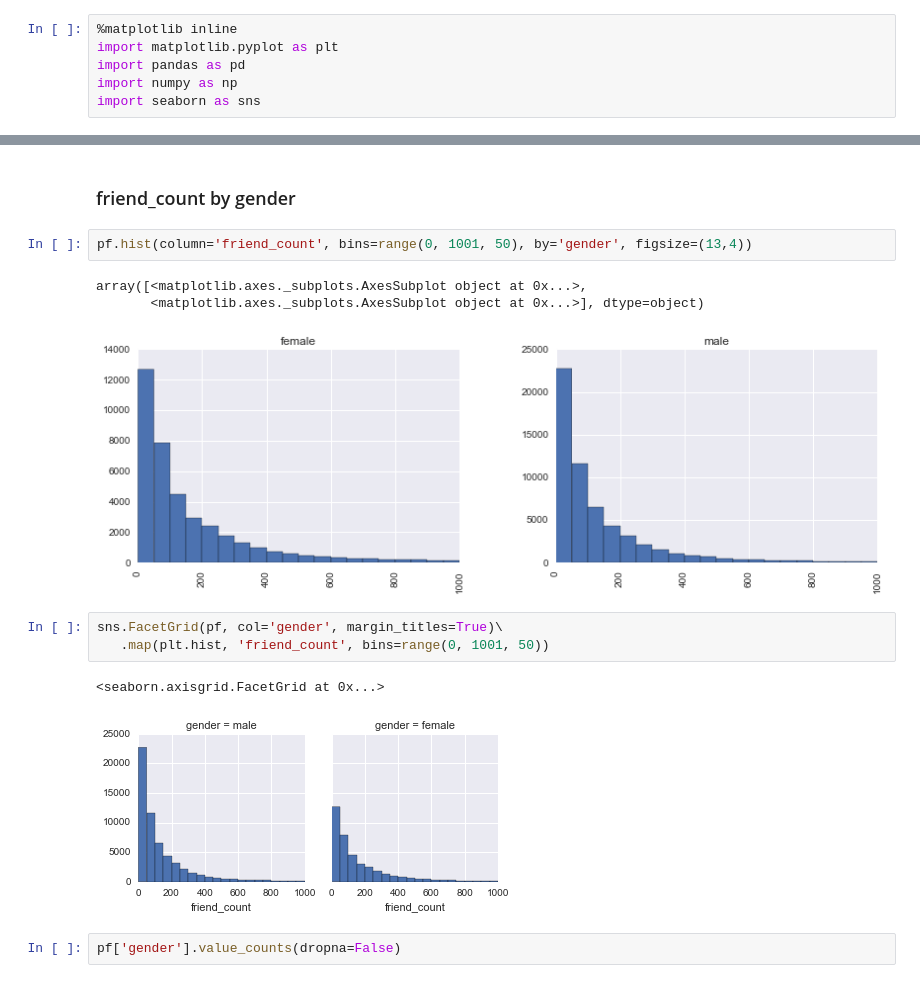
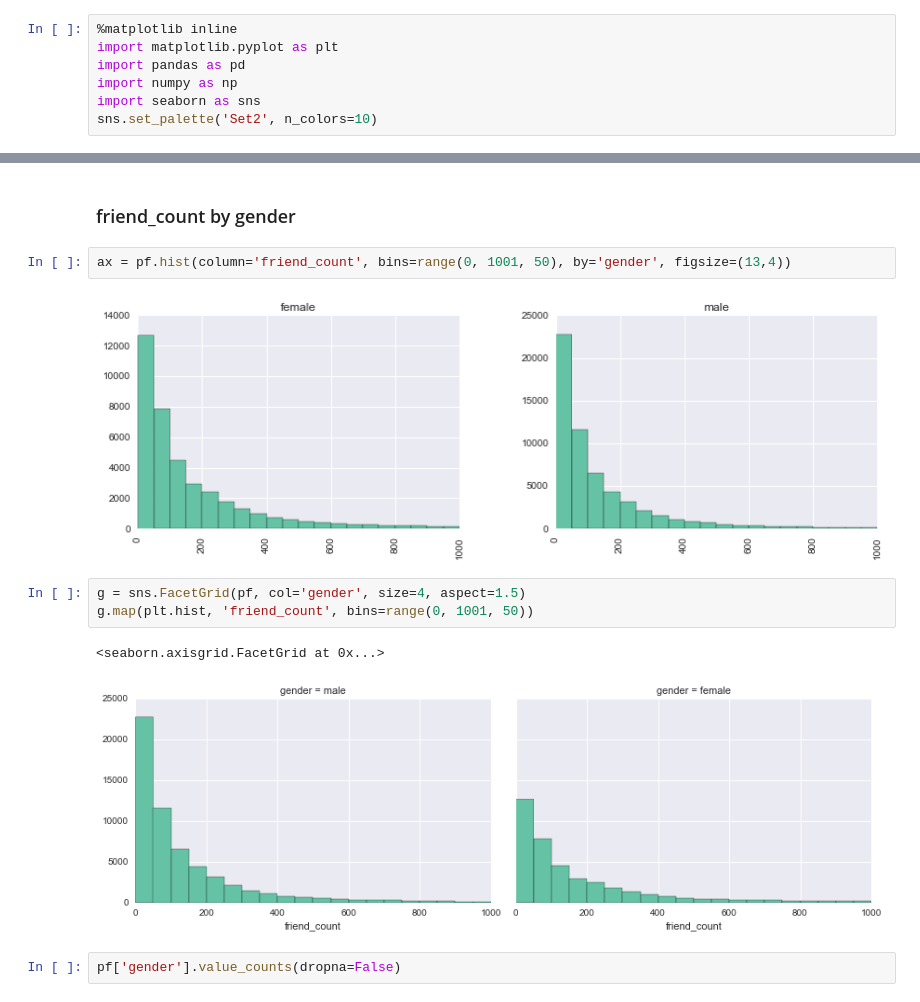
Before and after one commit to tmandzak/EDA_examples, a Jupyter notebook: ExploreOneVariable.ipynb, the cells around one changed output, grey strips where cells are left out. Cells and saved outputs as stored; diff of their text form.

```diff
--- a/ExploreOneVariable.ipynb
+++ b/ExploreOneVariable.ipynb
@@ -4,6 +4,7 @@ import matplotlib.pyplot as plt
 import pandas as pd
 import numpy as np
 import seaborn as sns
+sns.set_palette('Set2', n_colors=10)
 # %%
 pf = pd.read_csv("pseudo_facebook.tsv", sep='\t')
 # %%
@@ -68,17 +69,15 @@ g.map(sns.distplot, 'friend_count', bins=range(0, 1001, 50), kde=False)
 # %% [markdown]
 ### friend_count by gender
 # %%
-pf.hist(column='friend_count', bins=range(0, 1001, 50), by='gender', figsize=(13,4))
+ax = pf.hist(column='friend_count', bins=range(0, 1001, 50), by='gender', figsize=(13,4))
 # %% [output]
-array([<matplotlib.axes._subplots.AxesSubplot object at 0x...>,
-       <matplotlib.axes._subplots.AxesSubplot object at 0x...>], dtype=object)
-[figure, old version]
+[figure, new version]
 # %%
-sns.FacetGrid(pf, col='gender', margin_titles=True)\
-   .map(plt.hist, 'friend_count', bins=range(0, 1001, 50))
+g = sns.FacetGrid(pf, col='gender', size=4, aspect=1.5)
+g.map(plt.hist, 'friend_count', bins=range(0, 1001, 50))
 # %% [output]
 <seaborn.axisgrid.FacetGrid at 0x...>
-[figure, old version]
+[figure, new version]
 # %%
 pf['gender'].value_counts(dropna=False)
 # %% [output]
```
Also changed, not shown: parts of 16 cells of this notebook, 11 other files.
